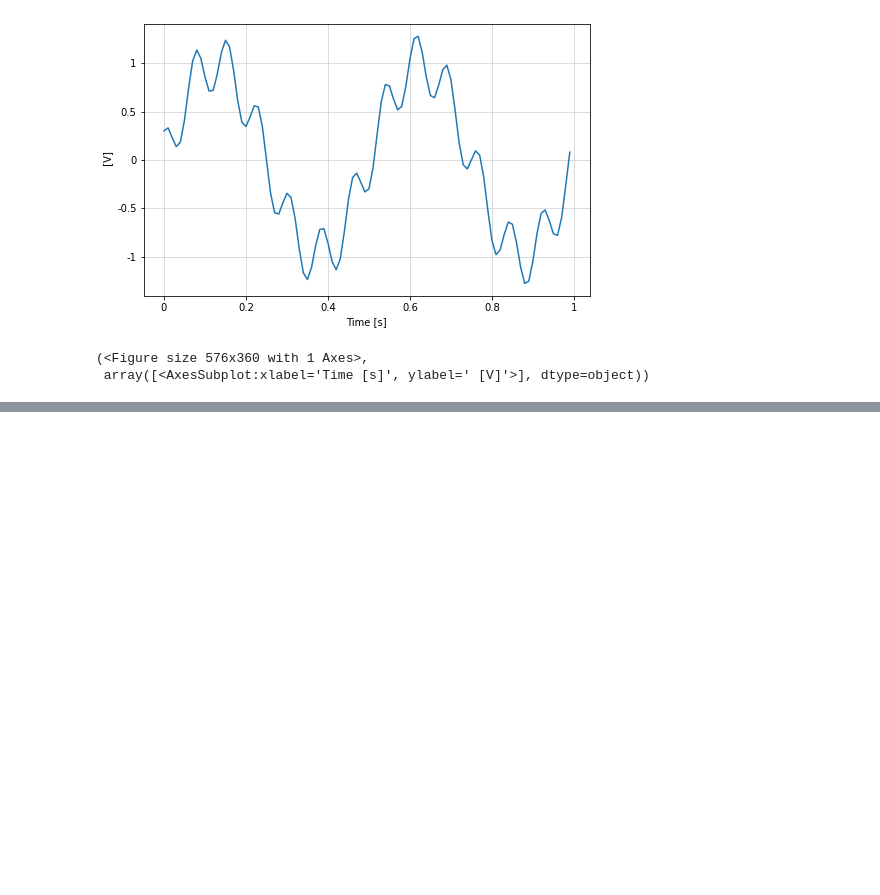
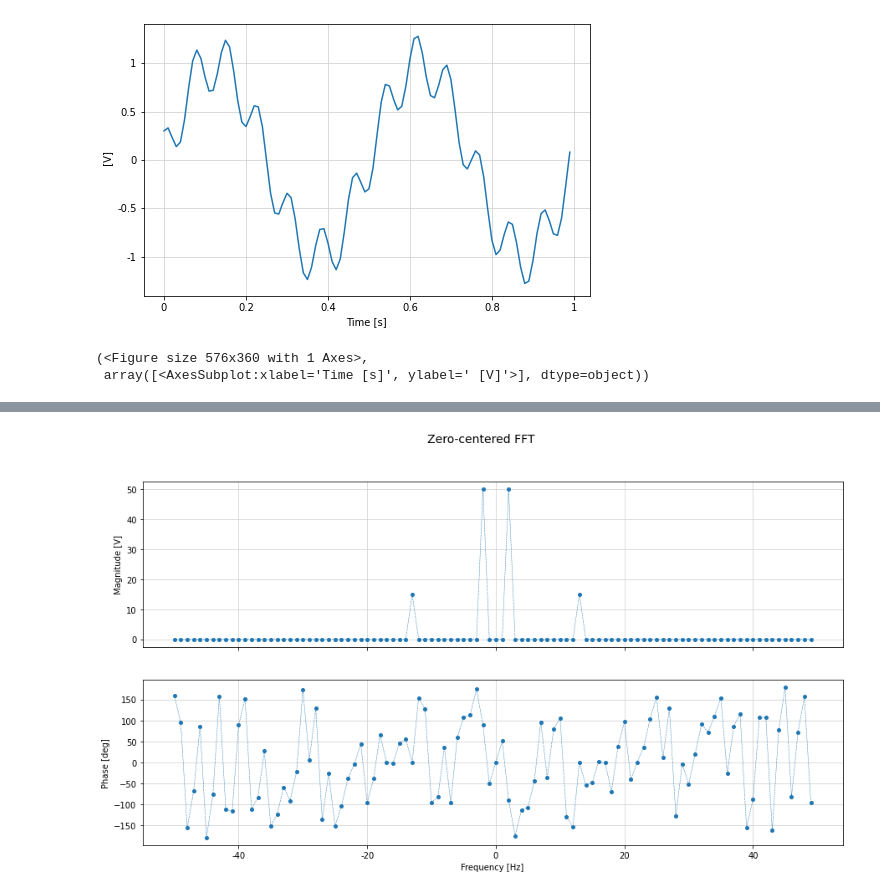
Before and after one commit to animaviridis/signum, a Jupyter notebook: examples/ex1.ipynb, the cells around one changed output, grey strips where cells are left out. Cells and saved outputs as stored; diff of their text form; code cells hidden in the pictures; blank space fills up the shorter version.

Commit message:
Added FFT shift methods (both ways)

```diff
--- a/examples/ex1.ipynb
+++ b/examples/ex1.ipynb
@@ -120,3 +126,6 @@ s.fft().display(lw=0.5, ls='--', marker='o', ms=4)
 # %%
-f = s.fft(zero_centered=True, description='Zero-centered FFT')
-_ = f.display(lw=0.5, ls='--', marker='o', ms=4, figsize=(15, 8))
+# shift the centre of the spectrum to 0
+f_zero_centered = f.fftshift()
+_ = f_zero_centered.display(lw=0.5, ls='--', marker='o', ms=4, figsize=(15, 8), title='Zero-centered FFT')
+# %% [output]
+[figure, added]
```
Also changed, not shown: parts of 12 cells of this notebook, 1 other file.
